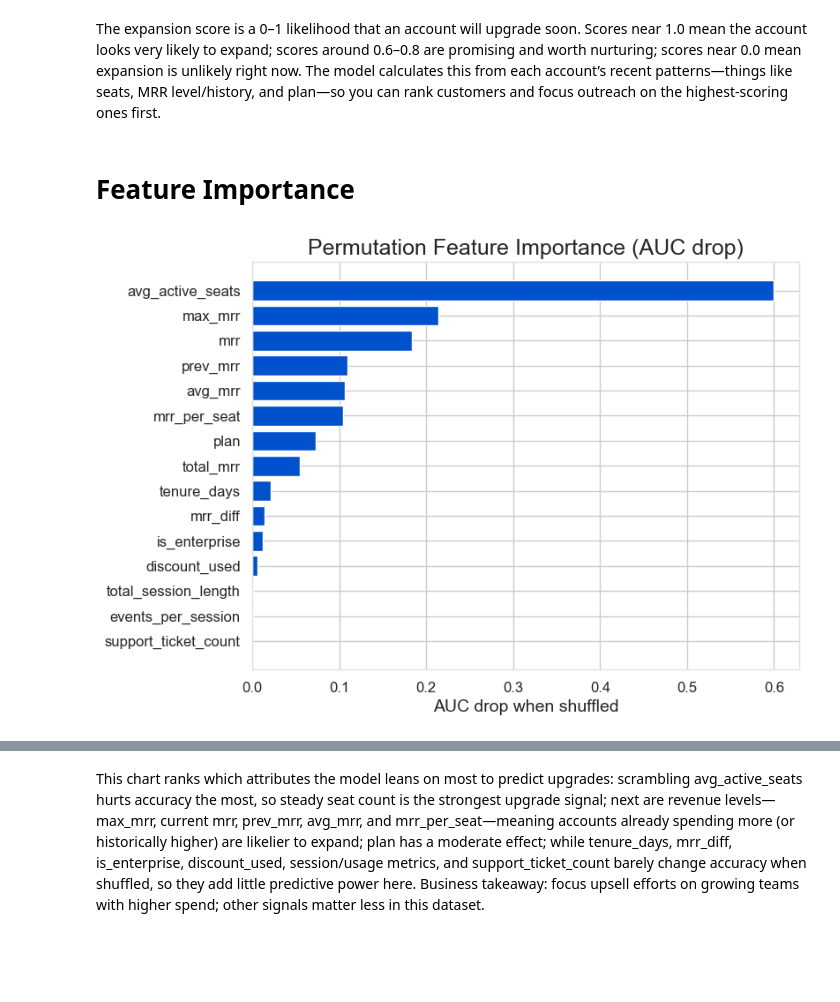
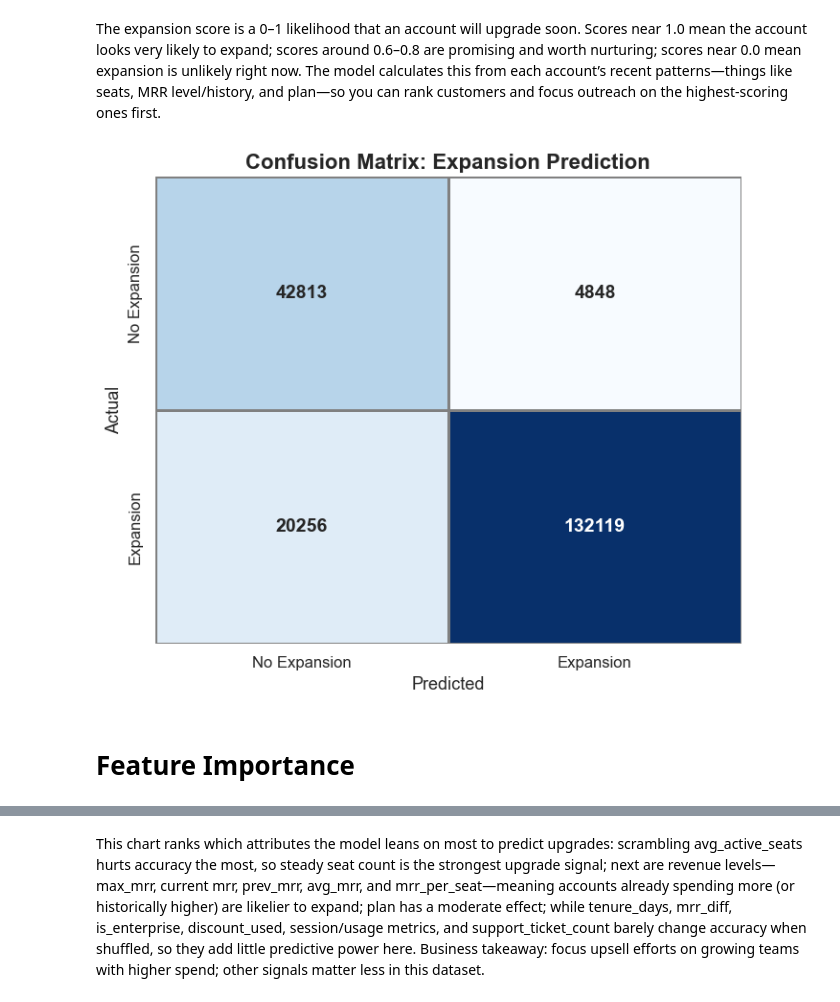
Before and after one commit to maw312/DataSoc-X-Atlassian-Datathon, a Jupyter notebook: neural_network_classifier/neural_network_classifier.ipynb, the cells around one changed output, grey strips where cells are left out. Saved outputs shown, nothing was run; the diff lists cells and outputs as text; code cells hidden in the pictures; blank space fills up the shorter version.

Commit message:
added visualisations

```diff
--- a/neural_network_classifier/neural_network_classifier.ipynb
+++ b/neural_network_classifier/neural_network_classifier.ipynb
@@ -534,10 +505,52 @@ print(scored_sorted[["user_id", "month", "expansion_score"]])
 # %% [markdown]
 The expansion score is a 0–1 likelihood that an account will upgrade soon. Scores near 1.0 mean the account looks very likely to expand; scores around 0.6–0.8 are promising and worth nurturing; scores near 0.0 mean expansion is unlikely right now. The model calculates this from each account’s recent patterns—things like seats, MRR level/history, and plan—so you can rank customers and focus outreach on the highest-scoring ones first.
+# %%
+from sklearn.metrics import confusion_matrix, classification_report
+
+# Get predictions
+Xte = pre.transform(X_test[num_feats + cat_feats])
+Xt_test = torch.tensor(Xte.astype("float32")).to(device)
+
+# Predict probabilities
+model.eval()
+with torch.no_grad():
+    probs = torch.sigmoid(model(Xt_test)).cpu().numpy().ravel()
+
+# Binary predictions (threshold 0.5)
+y_pred = (probs >= 0.5).astype(int)
+y_true = y_test.values
+# %%
+# Confusion Matrix
+cm = confusion_matrix(y_true, y_pred)
+cm_labels = ["No Expansion", "Expansion"]
+
+# Reverse gradient for cells (darkest = highest count)
+values = cm.flatten()
+norm_vals = (values - values.min()) / (values.max() - values.min() + 1e-9)
+colors = plt.cm.Blues(norm_vals).reshape(cm.shape[0], cm.shape[1], -1)
+
+plt.figure(figsize=(7,6))
+sns.heatmap(cm, annot=True, fmt="d", cmap="Blues",
+            xticklabels=cm_labels, yticklabels=cm_labels,
+            cbar=False, linewidths=1, linecolor="gray",
+            annot_kws={"size":14, "weight":"bold"})
+
+# Titles and labels styled like feature importance
+plt.title("Confusion Matrix: Expansion Prediction", fontsize=16, weight="bold")
+plt.xlabel("Predicted", fontsize=13)
+plt.ylabel("Actual", fontsize=13)
+
+# Only show y-axis gridlines for consistency
+plt.grid(axis="y", linestyle="--", alpha=0.6)
+
+plt.tight_layout()
+plt.show()
+# %% [output]
+[figure, added]
 # %% [markdown]
 # Feature Importance
 # %%
 from sklearn.metrics import roc_auc_score
-import numpy as np
 
 def permutation_importance(model, X, y, pre, num_feats, cat_feats, n_repeats=5):
     baseline_probs = torch.sigmoid(model(torch.tensor(pre.transform(X).astype("float32")))).detach().numpy().ravel()
@@ -556,16 +569,3 @@ def permutation_importance(model, X, y, pre, num_feats, cat_feats, n_repeats=5):
 
 # run on a subset to save time
 importances = permutation_importance(model, X_test.sample(5000, random_state=42), y_test.sample(5000, random_state=42), pre, num_feats, cat_feats)
-
-# plot
-import matplotlib.pyplot as plt
-imp_sorted = sorted(importances.items(), key=lambda x: x[1], reverse=True)
-features, scores = zip(*imp_sorted[:15])  # top 15
-plt.figure(figsize=(8,6))
-plt.barh(features, scores)
-plt.gca().invert_yaxis()
-plt.title("Permutation Feature Importance (AUC drop)")
-plt.xlabel("AUC drop when shuffled")
-plt.show()
-# %% [output]
-[figure, removed]
```
Also changed, not shown: parts of 23 cells of this notebook, 26 other files.
